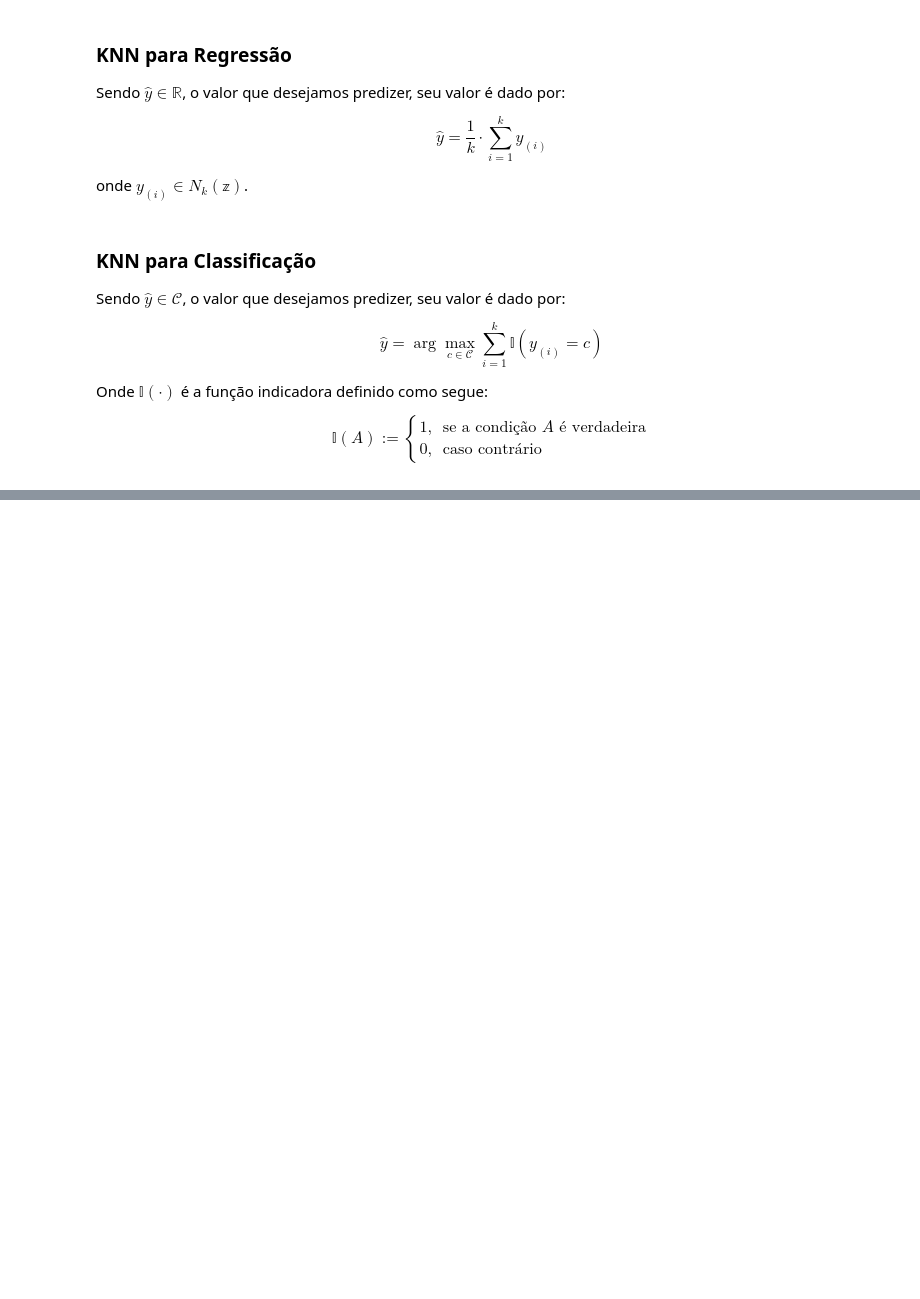
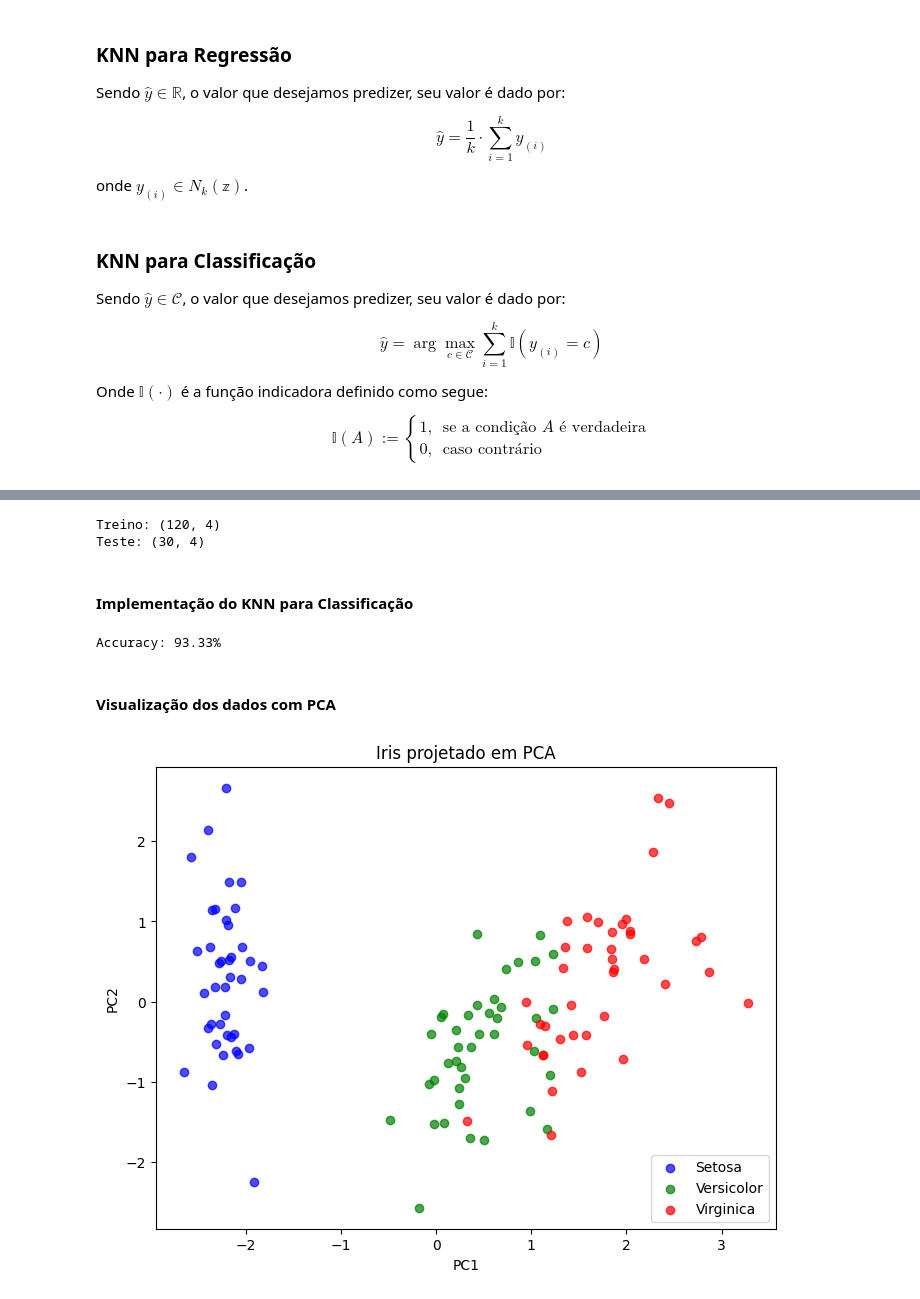
Before and after one commit to gabdourado/AI, a Jupyter notebook: ML/Supervised-Learning/KNN/K_Nearest_Neighbors.ipynb, the cells around one changed output, grey strips where cells are left out. Cells and saved outputs as stored; diff of their text form; code cells hidden in the pictures; blank space fills up the shorter version.

```diff
--- a/ML/Supervised-Learning/KNN/K_Nearest_Neighbors.ipynb
+++ b/ML/Supervised-Learning/KNN/K_Nearest_Neighbors.ipynb
@@ -93,0 +142,24 @@ $$
+# %%
+from sklearn.model_selection import train_test_split
+
+X_train, X_test, y_train, y_test = train_test_split(
+    X, y,
+    test_size=0.2,
+    random_state=42,
+    stratify=y
+)
+
+print("Treino:", X_train.shape)
+print("Teste:", X_test.shape)
+# %% [output]
+Treino: (120, 4)
+Teste: (30, 4)
+# %%
+from sklearn.preprocessing import StandardScaler
+
+scaler = StandardScaler()
+
+X_train = scaler.fit_transform(X_train)
+X_test = scaler.transform(X_test)
+# %% [markdown]
+#### **Implementação do KNN para Classificação**
@@ -93,0 +186,46 @@ $$
+# %%
+def knn_predict(X_train, y_train, X_test, k):
+
+    predictions = []
+
+    for z in X_test:
+        pred = predict_classification(X_train, y_train, z, k)
+        predictions.append(pred)
+
+    return np.array(predictions)
+
+k = 5
+y_pred = knn_predict(X_train, y_train, X_test, k)
+
+accuracy = np.mean(y_pred == y_test)
+
+print(f"Accuracy: {100 * accuracy.round(4)}%")
+# %% [output]
+Accuracy: 93.33%
+# %% [markdown]
+#### **Visualização dos dados com PCA**
+# %%
+from sklearn.decomposition import PCA
+
+pca = PCA(n_components=2)
+
+X_pca = pca.fit_transform(X_train)
+# %%
+plt.figure(figsize=(8,6))
+
+mask0 = y_train == 0
+mask1 = y_train == 1
+mask2 = y_train == 2
+
+plt.scatter(X_pca[mask0,0], X_pca[mask0,1], marker='o', color='blue', label="Setosa", alpha=0.7)
+plt.scatter(X_pca[mask1,0], X_pca[mask1,1], marker='o', color='green', label="Versicolor", alpha=0.7)
+plt.scatter(X_pca[mask2,0], X_pca[mask2,1], marker='o', color='red', label="Virginica", alpha=0.7)
+
+plt.xlabel("PC1")
+plt.ylabel("PC2")
+plt.title("Iris projetado em PCA")
+plt.legend()
+
+plt.show()
+# %% [output]
+[figure, added]
```
Also changed, not shown: parts of 8 cells of this notebook, 1 other file.
